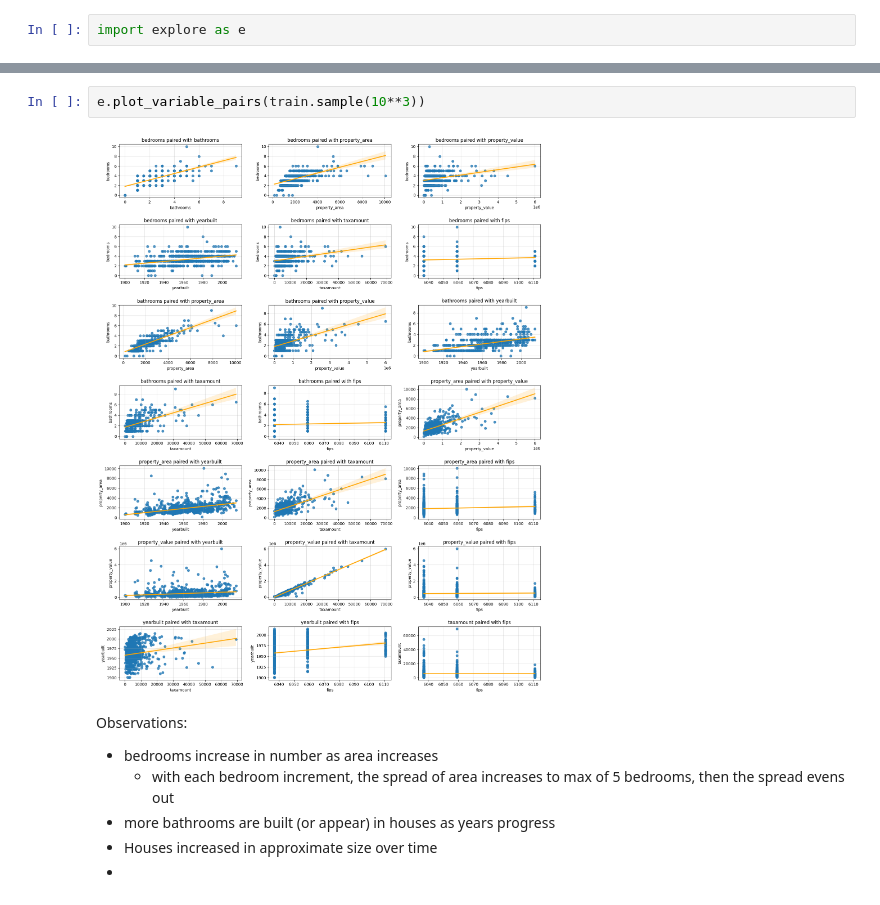
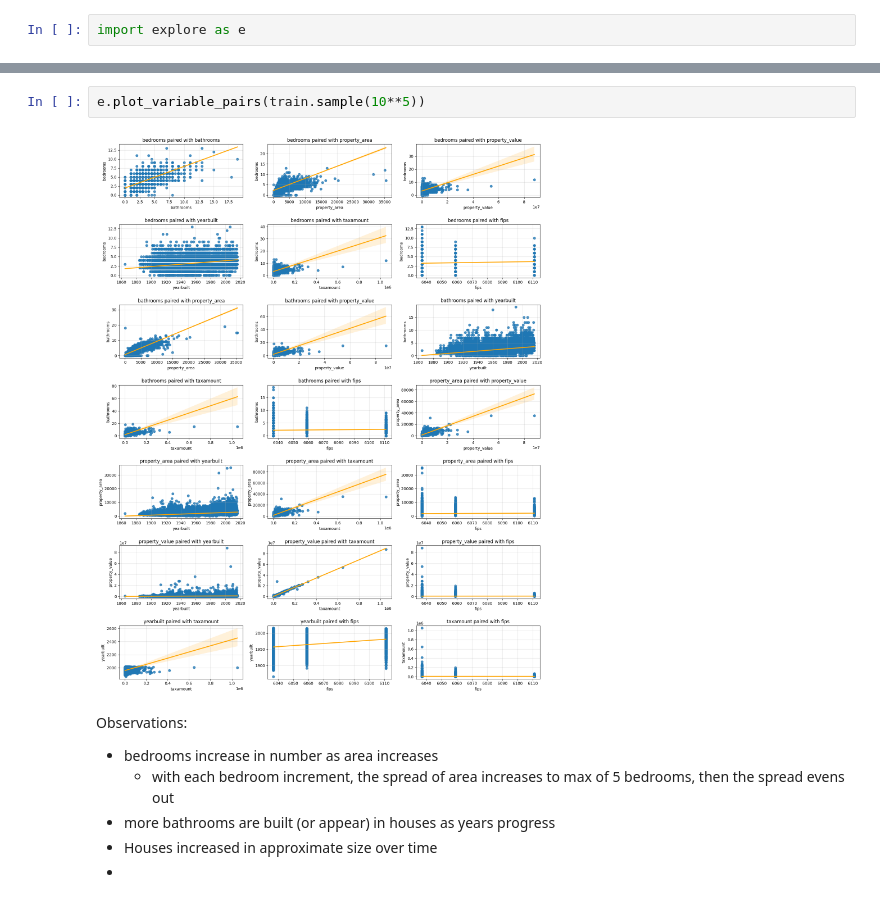
Before and after one commit to Michael-Nelson361/regression-exercises, a Jupyter notebook: explore.ipynb, the cells around one changed output, grey strips where cells are left out. Saved outputs shown, nothing was run; the diff lists cells and outputs as text.

```diff
--- a/explore.ipynb
+++ b/explore.ipynb
@@ -298,7 +298,7 @@ train.sample()
 # %%
-e.plot_variable_pairs(train.sample(10**3))
+e.plot_variable_pairs(train.sample(10**5))
 # %% [output]
-[figure, old version]
+[figure, new version]
 # %% [markdown]
 Observations:
 - bedrooms increase in number as area increases
```
Also changed, not shown: parts of 10 cells of this notebook, 1 other file.
